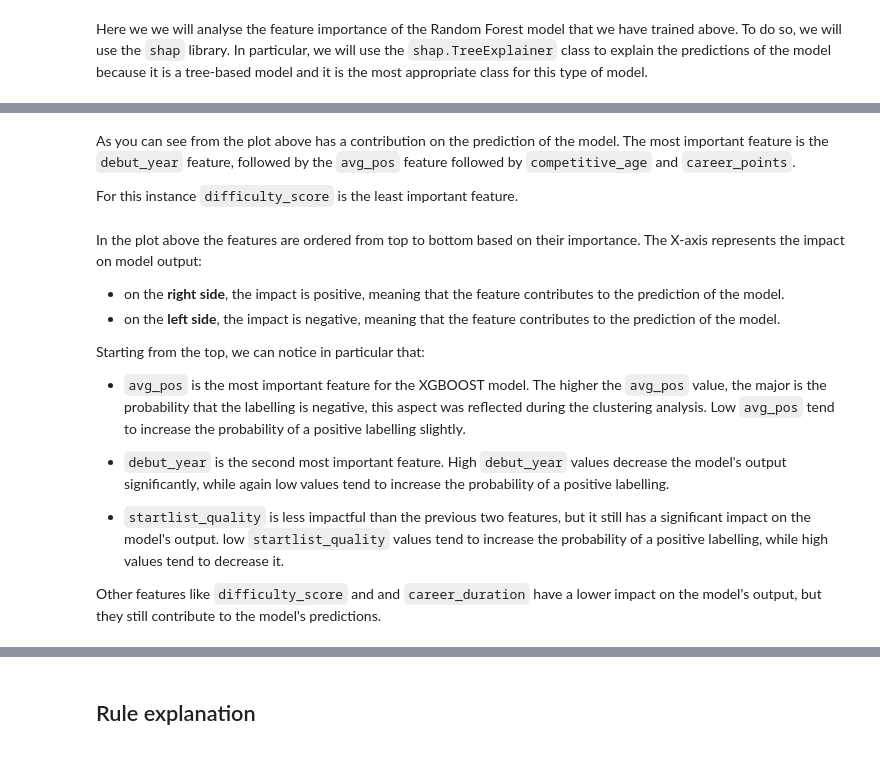
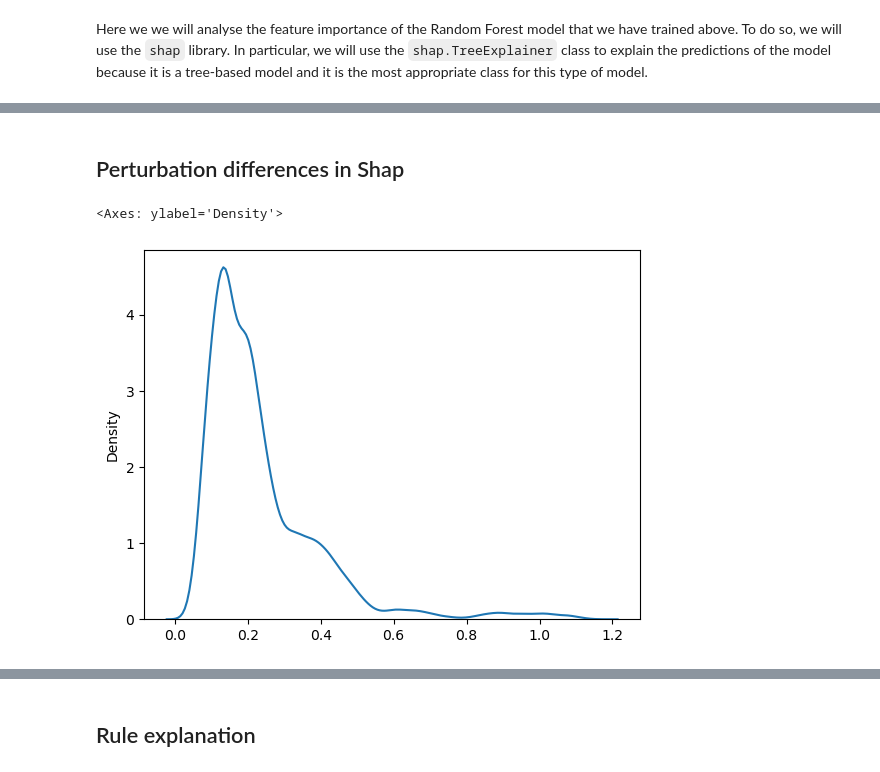
Before and after one commit to DadeOrsu/dm_project24_group_6, a Jupyter notebook: src/task5_xai/xgbc_explanation.ipynb, the cells around one changed output, grey strips where cells are left out. Cells and saved outputs as stored; diff of their text form; code cells hidden in the pictures.

Commit message:
first draft of statistical analysis on xgboost.

```diff
--- a/src/task5_xai/xgbc_explanation.ipynb
+++ b/src/task5_xai/xgbc_explanation.ipynb
@@ -144,17 +140,15 @@ shap.plots.beeswarm(distributional_explanations)
-# %% [markdown]
-As you can see from the plot above has a contribution on the prediction of the model. The most important feature is the `debut_year` feature, followed by the `avg_pos` feature followed by `competitive_age` and `career_points`.
-
-For this instance `difficulty_score` is the least important feature.
-# %% [markdown]
-In the plot above the features are ordered from top to bottom based on their importance. The X-axis represents the impact on model output:
-- on the **right side**, the impact is positive, meaning that the feature contributes to the prediction of the model.
-- on the **left side**, the impact is negative, meaning that the feature contributes to the prediction of the model.
-
-Starting from the top, we can notice in particular that:
-- `avg_pos` is the most important feature for the XGBOOST model. The higher the `avg_pos` value, the major is the probability that the labelling is negative, this aspect was reflected during the clustering analysis. Low `avg_pos` tend to increase the probability of a positive labelling slightly.
-
-- `debut_year` is the second most important feature. High `debut_year` values decrease the model's output significantly, while again low values tend to increase the probability of a positive labelling.
-
-- `startlist_quality` is less impactful than the previous two features, but it still has a significant impact on the model's output. low `startlist_quality` values tend to increase the probability of a positive labelling, while high values tend to decrease it.
-
-Other features like `difficulty_score` and and `career_duration` have a lower impact on the model's output, but they still contribute to the model's predictions.
+# %% [markdown]
+## Perturbation differences in Shap
+# %%
+import seaborn
+
+
+explanation_differences = interventional_explanations.values - distributional_explanations.values
+scaling_value = max((abs(interventional_explanations.values).max(), abs(distributional_explanations.values).max()))
+maximum_differences_per_instance = explanation_differences.max(axis=1)
+maximum_differences_per_feature = explanation_differences.max(axis=0)
+# %%
+seaborn.kdeplot(maximum_differences_per_instance)
+# %% [output]
+<Axes: ylabel='Density'>
+[figure, added]
```
Also changed, not shown: parts of 30 cells of this notebook.
